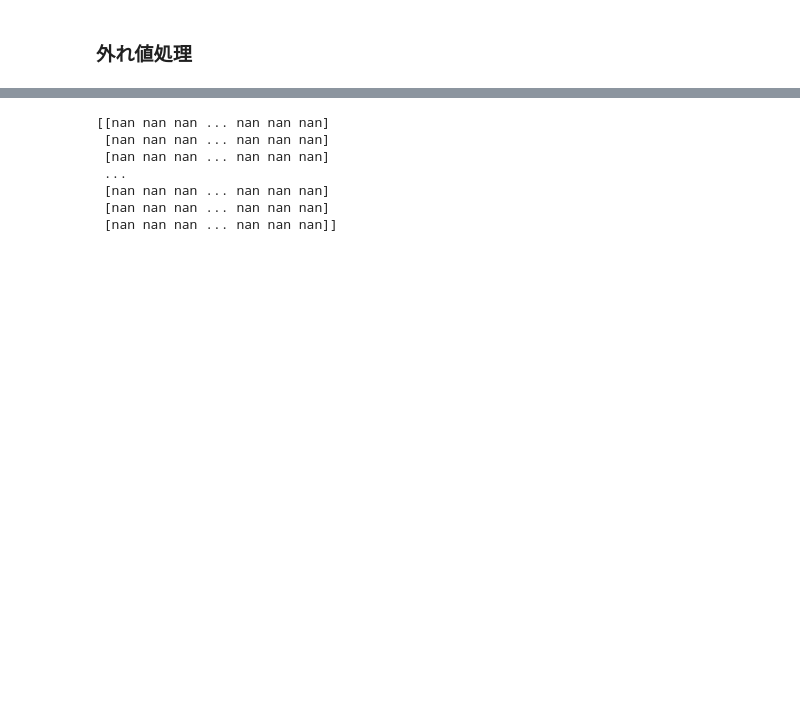
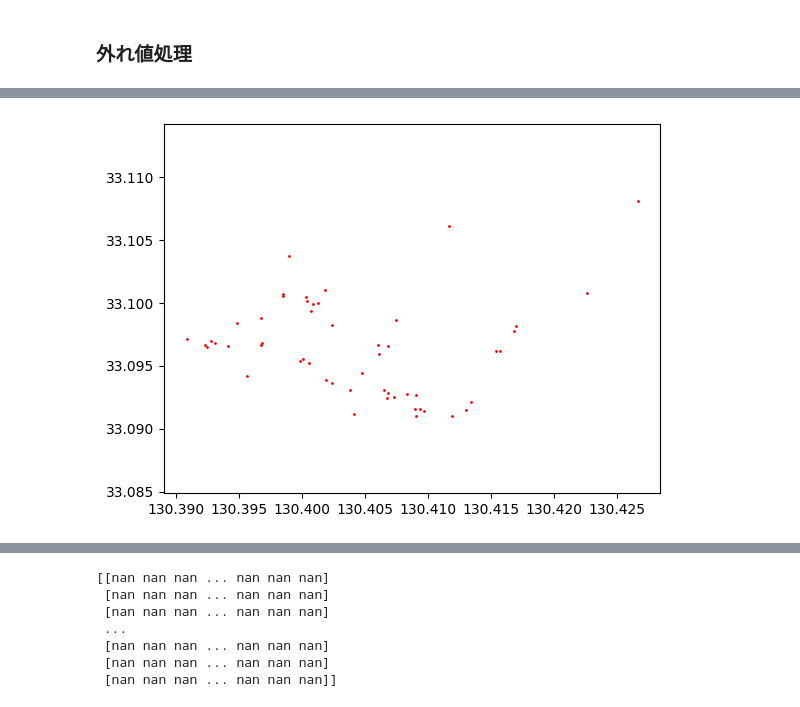
Before and after one commit to eukarya-inc/plateau-2023-uc01-satellite-analytics, a Jupyter notebook: PLATEAU-FloodSAR/3_CalcFloodDEMRaster.ipynb, the cells around one changed output, grey strips where cells are left out. Saved outputs shown, nothing was run; the diff lists cells and outputs as text; code cells hidden in the pictures; blank space fills up the shorter version.

```diff
--- a/PLATEAU-FloodSAR/3_CalcFloodDEMRaster.ipynb
+++ b/PLATEAU-FloodSAR/3_CalcFloodDEMRaster.ipynb
@@ -195,3 +195,12 @@ print(len(selected_pts))
+# %%
+if True: # flg_display:
+  xx = [pt["lon"] for pt in selected_pts]
+  yy = [pt["lat"] for pt in selected_pts]
+  ax = plt.subplot(111)
+  ax.scatter(xx,yy,s=1,c="r")
+  ax.axis("equal")
+# %% [output]
+[figure, added]
 # %%
 sorted_pts = sorted(selected_pts, key=lambda x:x["dem"], reverse=True)
 # %%
```
Also changed, not shown: parts of 16 cells of this notebook, 3 other files.
